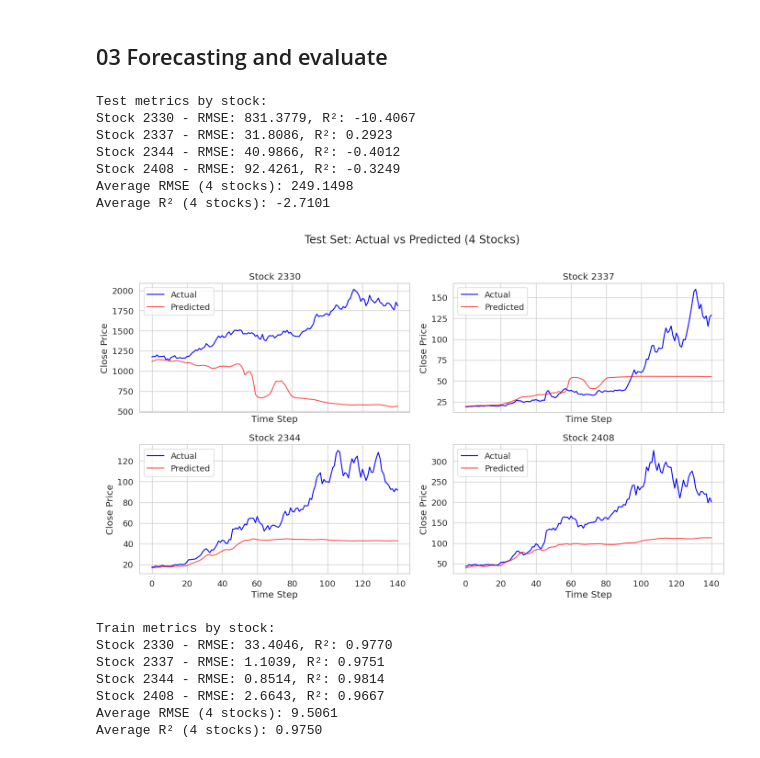
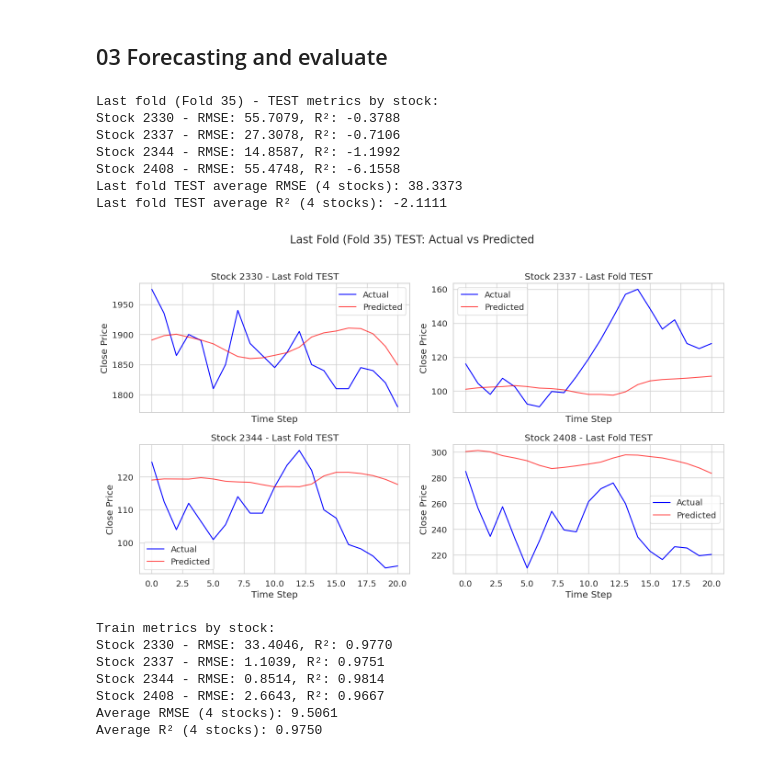
Before and after one commit to Chu-c-git/Automated_Trading_System, a Jupyter notebook: backend/model/LSTM_multi_walkforward.ipynb, the cells around one changed output. Saved outputs shown, nothing was run; the diff lists cells and outputs as text; code cells hidden in the pictures.

```diff
--- a/backend/model/LSTM_multi_walkforward.ipynb
+++ b/backend/model/LSTM_multi_walkforward.ipynb
@@ -480,59 +535,76 @@ plt.show()
 # %%
-# Evaluate on test set: per-stock RMSE and R²
-model.eval()
+# Evaluate last fold on TEST set: per-stock RMSE and R²
+if 'model_fold' not in globals():
+    raise ValueError('Please run Cell 18 first to train walk-forward folds.')
+
+last_fold_no = len(splits)
+last_train_idx, last_test_idx = splits[-1]
+X_train_last, y_train_last, X_test_last, y_test_last, y_scaler_last = build_fold_tensors(
+    X_all, y_all, last_train_idx, last_test_idx, SEQUENCE_LENGTH
+)
+
+last_test_loader = DataLoader(
+    TensorDataset(X_test_last, y_test_last),
+    batch_size=32,
+    shuffle=False,
+    drop_last=False
+)
+
+model_fold.eval()
 with torch.no_grad():
     test_predictions_scaled = []
     test_targets_scaled = []
-    for batch_X_test, batch_y_test in test_loader:
+    for batch_X_test, batch_y_test in last_test_loader:
         batch_X_test = batch_X_test.to(device)
-        pred = model(batch_X_test).cpu().numpy()
+        pred = model_fold(batch_X_test).cpu().numpy()
         test_predictions_scaled.append(pred)
         test_targets_scaled.append(batch_y_test.numpy())
 
 test_predictions_scaled = np.concatenate(test_predictions_scaled, axis=0)
 test_targets_scaled = np.concatenate(test_targets_scaled, axis=0)
 
 # Inverse transform to original price scale
-test_pred_inv = y_scaler.inverse_transform(test_predictions_scaled)
-test_true_inv = y_scaler.inverse_transform(test_targets_scaled)
+test_pred_inv = y_scaler_last.inverse_transform(test_predictions_scaled)
+test_true_inv = y_scaler_last.inverse_transform(test_targets_scaled)
 
 # Metrics by stock
 rmse_by_stock = np.sqrt(np.mean((test_pred_inv - test_true_inv) ** 2, axis=0))
 r2_by_stock = [
     r2_score(test_true_inv[:, i], test_pred_inv[:, i])
     for i in range(test_true_inv.shape[1])
 ]
+stock_codes = [int(col.split('_')[1]) for col in target_cols]
 
-print("Test metrics by stock:")
+print(f"Last fold (Fold {last_fold_no}) - TEST metrics by stock:")
 for i, code in enumerate(stock_codes):
     print(f"Stock {code} - RMSE: {rmse_by_stock[i]:.4f}, R²: {r2_by_stock[i]:.4f}")
 
-print(f"Average RMSE (4 stocks): {rmse_by_stock.mean():.4f}")
-print(f"Average R² (4 stocks): {np.mean(r2_by_stock):.4f}")
+print(f"Last fold TEST average RMSE ({len(stock_codes)} stocks): {rmse_by_stock.mean():.4f}")
+print(f"Last fold TEST average R² ({len(stock_codes)} stocks): {np.mean(r2_by_stock):.4f}")
 
-# Plot actual vs predicted for each stock
+# Plot actual vs predicted for each stock (last fold test)
 fig, axes = plt.subplots(2, 2, figsize=(14, 8), sharex=True)
 axes = axes.flatten()
 
 for i, code in enumerate(stock_codes):
     axes[i].plot(test_true_inv[:, i], label='Actual', color='blue')
     axes[i].plot(test_pred_inv[:, i], label='Predicted', color='red', alpha=0.7)
-    axes[i].set_title(f'Stock {code}')
+    axes[i].set_title(f'Stock {code} - Last Fold TEST')
     axes[i].set_xlabel('Time Step')
     axes[i].set_ylabel('Close Price')
     axes[i].grid(True)
     axes[i].legend()
 
-plt.suptitle('Test Set: Actual vs Predicted (4 Stocks)', y=1.02)
+plt.suptitle(f'Last Fold (Fold {last_fold_no}) TEST: Actual vs Predicted', y=1.02)
 plt.tight_layout()
 plt.show()
 # %% [output]
-Test metrics by stock:
-Stock 2330 - RMSE: 831.3779, R²: -10.4067
-Stock 2337 - RMSE: 31.8086, R²: 0.2923
-Stock 2344 - RMSE: 40.9866, R²: -0.4012
-Stock 2408 - RMSE: 92.4261, R²: -0.3249
-Average RMSE (4 stocks): 249.1498
-Average R² (4 stocks): -2.7101
+Last fold (Fold 35) - TEST metrics by stock:
+Stock 2330 - RMSE: 55.7079, R²: -0.3788
+Stock 2337 - RMSE: 27.3078, R²: -0.7106
+Stock 2344 - RMSE: 14.8587, R²: -1.1992
+Stock 2408 - RMSE: 55.4748, R²: -6.1558
+Last fold TEST average RMSE (4 stocks): 38.3373
+Last fold TEST average R² (4 stocks): -2.1111
-[figure, old version]
+[figure, new version]
 # %%
```
Also changed, not shown: parts of 11 cells of this notebook, 1 other file.
